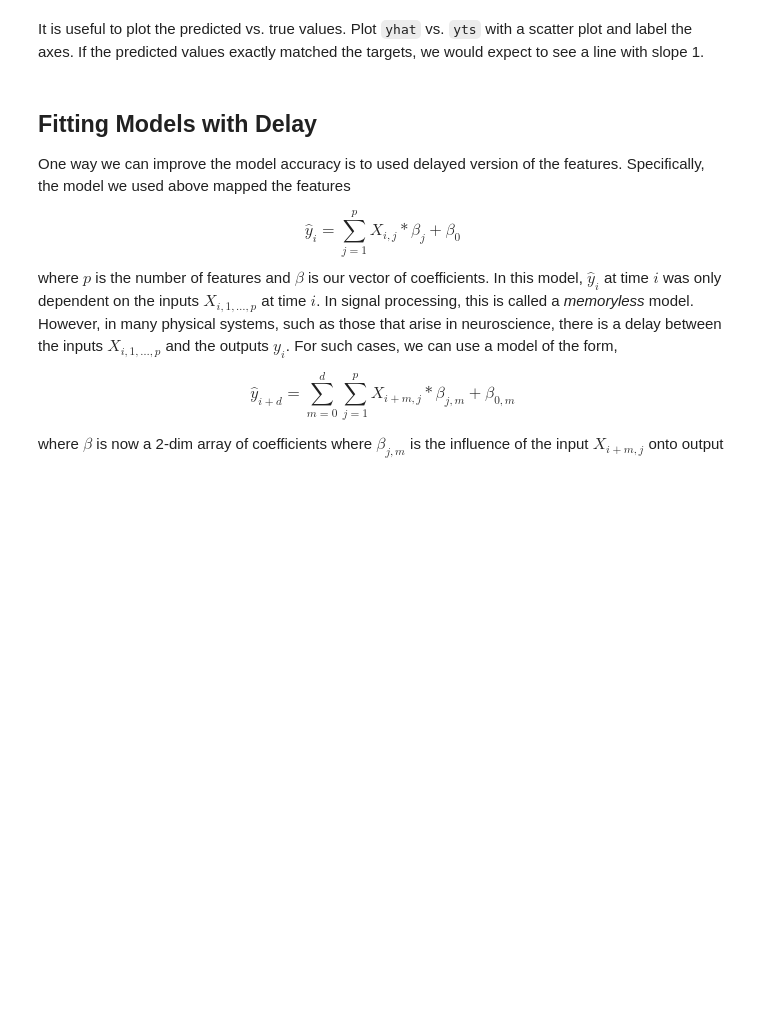
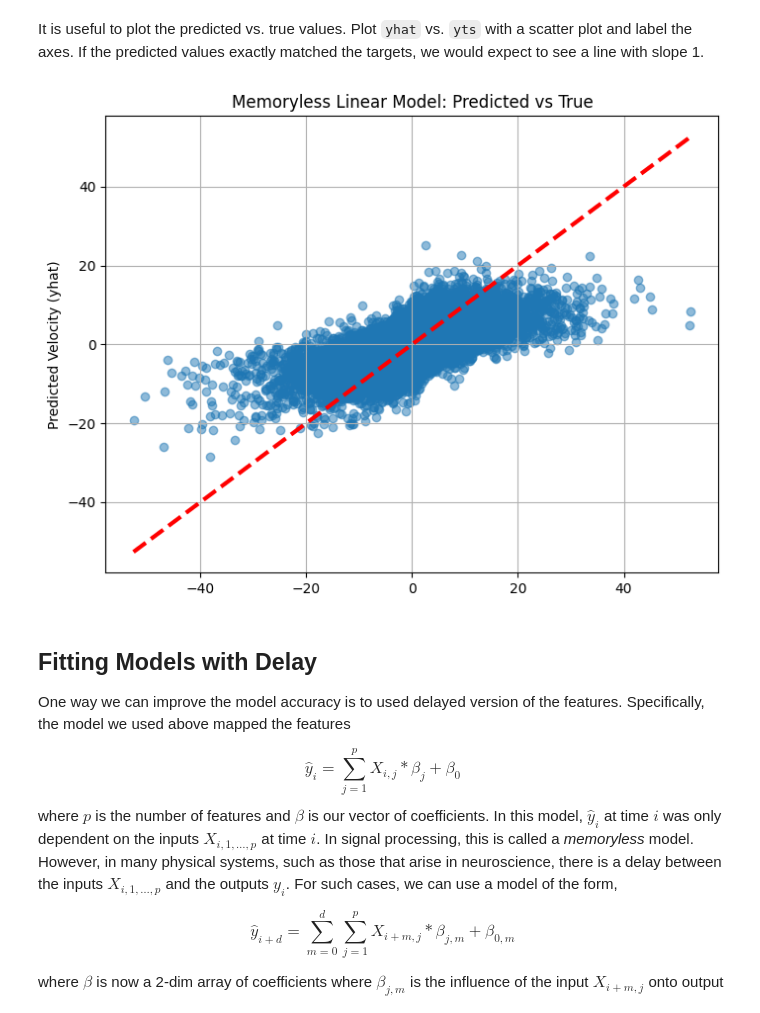
Before and after one commit to NeelGaji/CS-GY-6923-Machine-Learning, a Jupyter notebook: lab2_neural.ipynb, the cells around one changed output. Drawn from its saved outputs; the diff is of its cells as text; code cells hidden in the pictures; blank space fills up the shorter version.

```diff
--- a/lab2_neural.ipynb
+++ b/lab2_neural.ipynb
@@ -95,3 +92,18 @@ Let `Xtr,ytr` be the training data set and `Xts,yts` be the test data set. Recal
+# %%
+# TODO
+# Xtr, Xts, ytr, yts = ...
+np.random.seed(42)
+
+perm = np.random.permutation(nt)
+
+n_tr = int(nt * (2/3))
+
+I_tr = perm[:n_tr]
+I_ts = perm[n_tr:]
+Xtr = X[I_tr, :]
+ytr = y[I_tr]
+Xts = X[I_ts, :]
+yts = y[I_ts]
 # %% [markdown]
 Next, write an function that, fits a linear model given a predictor matrix X and a vector of target values y. Your function should find the optimal beta to minimize the squared loss. You should do so using the matrix equations discussed in class -- do not use any built in functions from e.g. Scikit Learn.
 
@@ -102,7 +114,12 @@ def fit_mult_linear(X,y):
     Given matrix of predictors X and target vector y fit for a multiple linear regression model under the squared loss.
     """
     # TODO complete the following code
-    # beta = ...
+    n, p = X.shape
+    ones_col = np.ones((n, 1))
+    X1 = np.hstack((ones_col, X))
+
+    beta = np.linalg.solve(X1.T @ X1, X1.T @ y)
+
     return beta
 # %% [markdown]
 Now, use your function to fit a multiple linear regression model under squared loss using `Xtr,ytr`.
@@ -113,2 +127,8 @@ Make predictions  `yhat` using `Xts`.
+# %%
+# TODO
+beta = fit_mult_linear(Xtr, ytr)
+n_ts = Xts.shape[0]
+Xts_1 = np.hstack((np.ones((n_ts, 1)), Xts))
+yhat = Xts_1 @ beta
 # %% [markdown]
 Compare `yhat` to `yts` to measure the **averaged squared loss** (empirical risk) on the test set. Print the output. You should obtain an average loss of around 32 or 33 if you are normalizing by 1/(test set size).
@@ -122,3 +143,14 @@ It is useful to plot the predicted vs. true values. Plot `yhat` vs. `yts` with a
+# %%
+# TODO
+plt.figure(figsize=(8,6))
+plt.scatter(yts, yhat, alpha=0.5)
+plt.plot([yts.min(), yts.max()], [yts.min(), yts.max()], 'r--', lw=3)
+plt.ylabel("Predicted Velocity (yhat)")
+plt.title("Memoryless Linear Model: Predicted vs True")
+plt.grid(True)
+plt.show()
+# %% [output]
+[figure, added]
 # %% [markdown]
 ## Fitting Models with Delay
 
```
Also changed, not shown: parts of 16 cells of this notebook.
